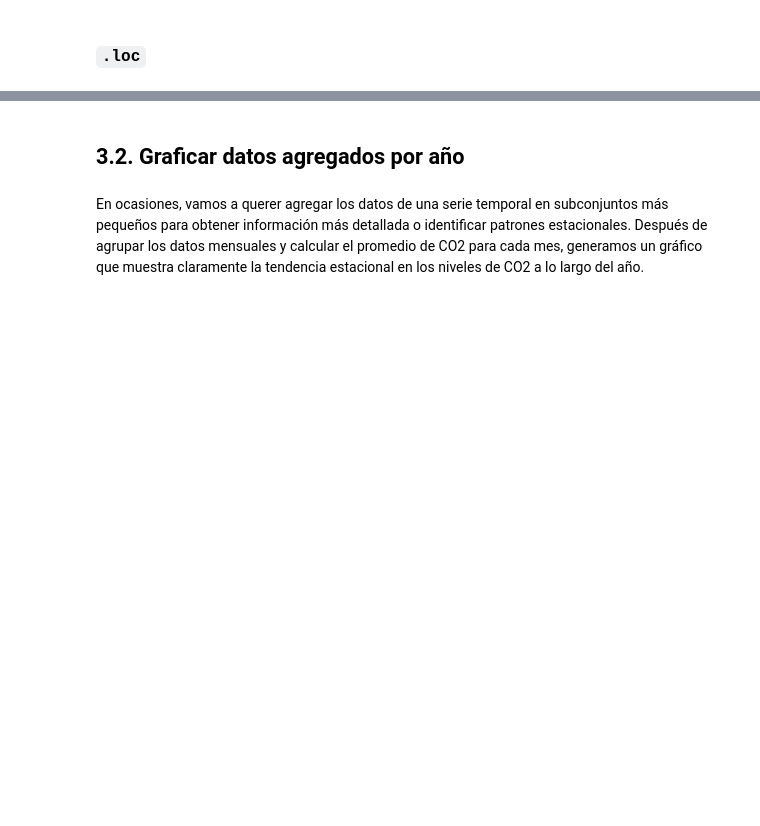
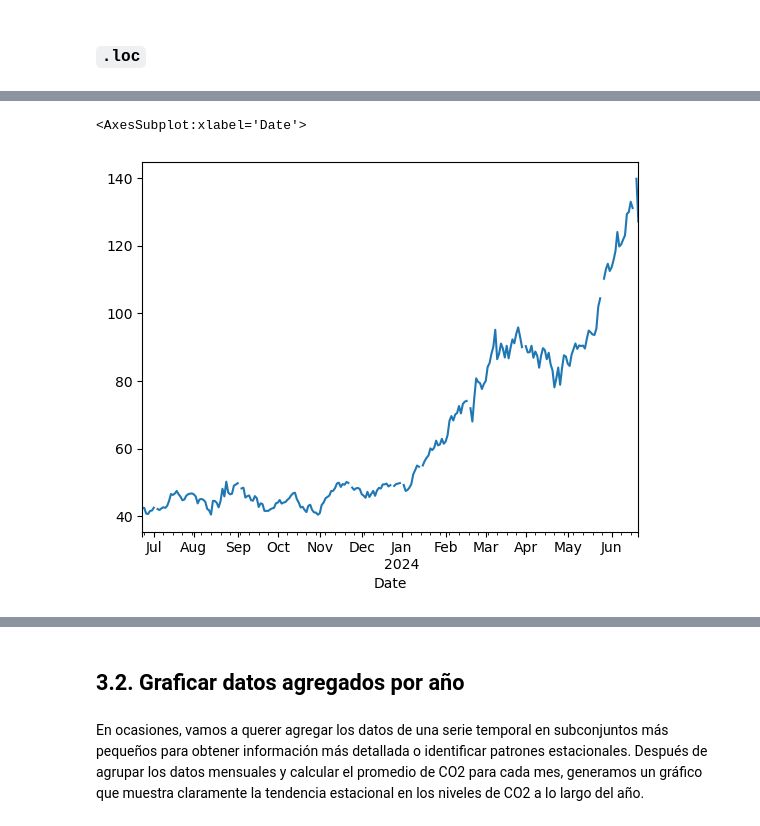
Before and after one commit to estcab00/timeseries-python, a Jupyter notebook: Session/Session 1 - Introduction to time series.ipynb, the cells around one changed output, grey strips where cells are left out. Drawn from its saved outputs; the diff is of its cells as text; code cells hidden in the pictures; blank space fills up the shorter version.

```diff
--- a/Session/Session 1 - Introduction to time series.ipynb
+++ b/Session/Session 1 - Introduction to time series.ipynb
@@ -833,0 +698,3 @@ plt.show()
+# %%
+NVDA_business = NVDA_daily.asfreq('B') # Back to business frequency
+NVDA_business.head()
@@ -833,0 +719,5 @@ plt.show()
+# %%
+NVDA_business.Open.plot() # Converting twice the dataframe we have created missing points
+# %% [output]
+<AxesSubplot:xlabel='Date'>
+[figure, added]
```
Also changed, not shown: parts of 109 cells of this notebook, 1 other file.
